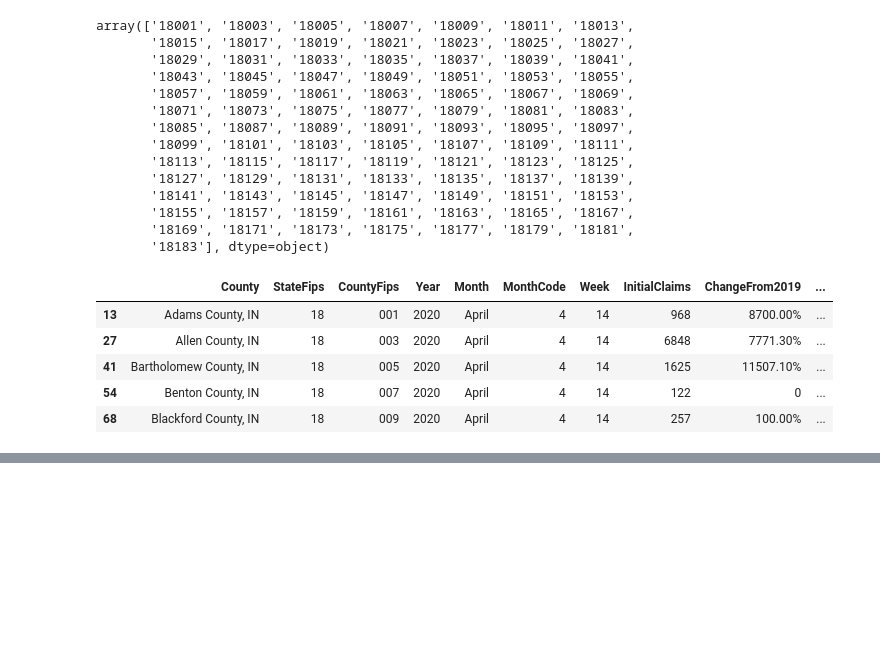
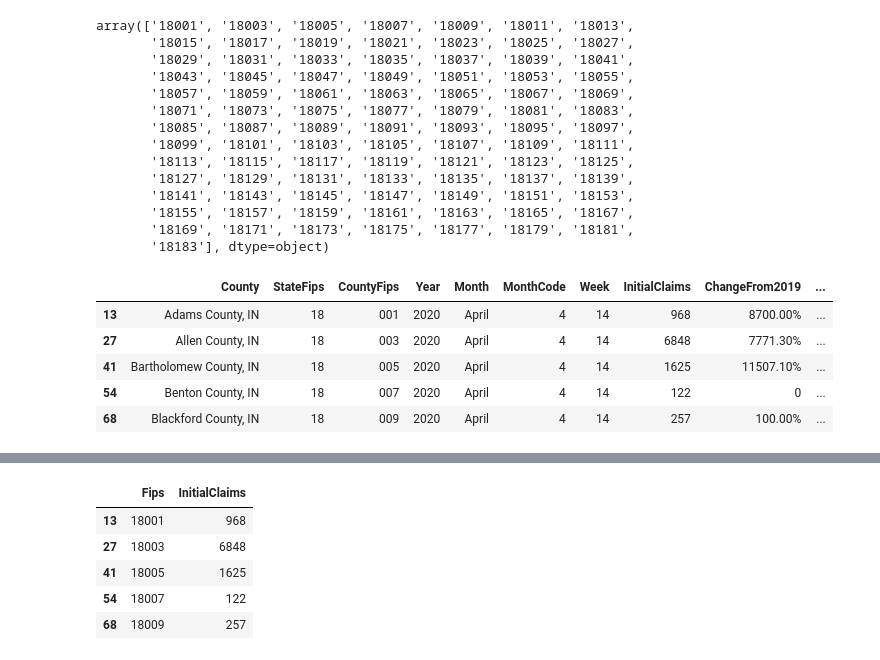
Before and after one commit to sumic59/Covid_IN_County_Jobless-Claims, a Jupyter notebook: Indiana_weekly_claims.ipynb, the cells around one changed output, grey strips where cells are left out. Cells and saved outputs as stored; diff of their text form; code cells hidden in the pictures; blank space fills up the shorter version.

```diff
--- a/Untitled.ipynb
+++ b/Indiana_weekly_claims.ipynb
@@ -90,0 +99,11 @@ Indiana_latest_claims.to_json('static/data/Indiana_latest_claims.json', orient='
+# %%
+fips_claims = Indiana_latest_claims[['Fips','InitialClaims']]
+# %%
+fips_claims.head()
+# %% [output]
+|  | Fips | InitialClaims |
+| 13 | 18001 | 968 |
+| 27 | 18003 | 6848 |
+| 41 | 18005 | 1625 |
+| 54 | 18007 | 122 |
+| 68 | 18009 | 257 |
```
Also changed, not shown: parts of 3 cells of this notebook, 34 other files.
